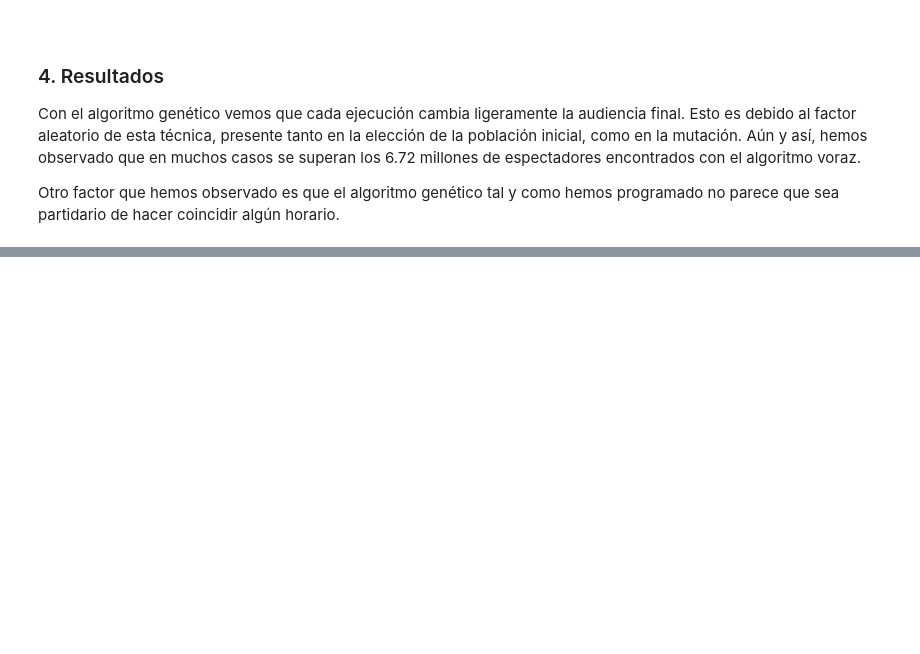
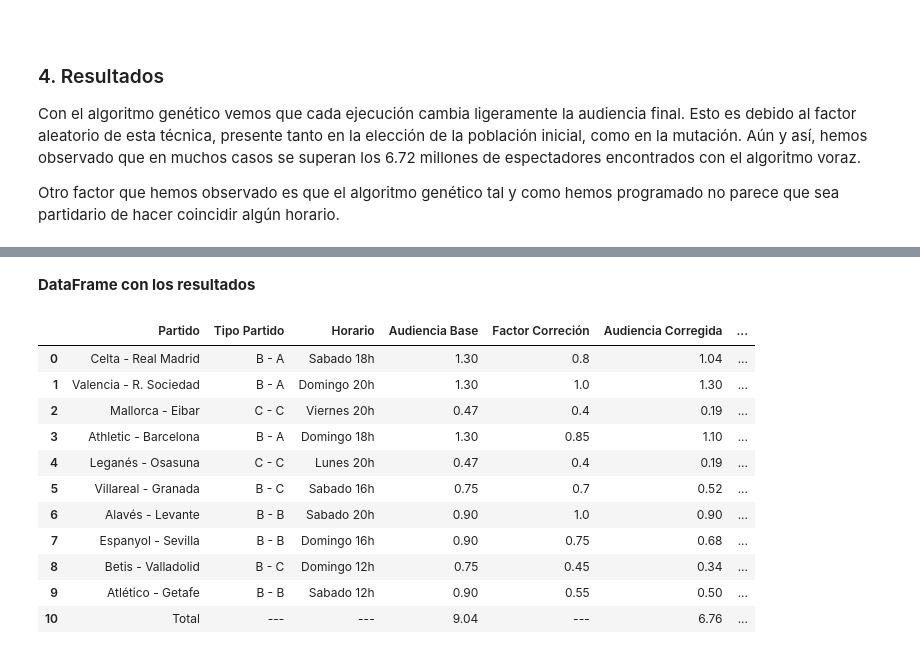
Before and after one commit to ferranlarroyaub/03MIAR----Algoritmos-de-Optimizacion, a Jupyter notebook: Trabajo_Práctico_Algoritmos_Ferran_Larroya.ipynb, the cells around one changed output, grey strips where cells are left out. Saved outputs shown, nothing was run; the diff lists cells and outputs as text; code cells hidden in the pictures; blank space fills up the shorter version.

```diff
--- a/Trabajo_Práctico_Algoritmos_Ferran_Larroya.ipynb
+++ b/Trabajo_Práctico_Algoritmos_Ferran_Larroya.ipynb
@@ -558,8 +509,21 @@ Otro factor que hemos observado es que el algoritmo genético tal y como hemos p
 # ===============================
 
 # Imprimimos en pantalla los resultados: El partido, el horario asignado y las tres audiencias (base, corregida y final penalizada)
-print("\nMejor asignación de horarios:")
-for partido, horario, audiencia_base_partido, audiencia_corregida, audiencia_final in audiencias_partidos:
+
+lista_horarios = []
+lista_factores_correcion = []  # Listas iniciales para luego crear el DataFrame (tabla)
+lista_audiencia_corregida = []
+lista_factores_penalizacion = []
+lista_audiencia_final = []
+
+for partido, horario, audiencia_base_partido, factor_correcion, audiencia_corregida, factor_penalizacion, audiencia_final in audiencias_partidos:
     print(f"{partido} -> {horario} | Base: {audiencia_base_partido:.2f}M | Corregida: {audiencia_corregida:.2f}M | Final: {audiencia_final:.2f}M")
-print(f"\nAudiencia Total Optimizada: {mejor_audiencia:.2f} millones")
+
+    lista_horarios.append(horario)
+    lista_factores_correcion.append(factor_correcion)
+    lista_audiencia_corregida.append(round(audiencia_corregida,2))
+    lista_factores_penalizacion.append(factor_penalizacion)
+    lista_audiencia_final.append(round(audiencia_final,2))
+
+print(f"\nAudiencia total penalizada: {mejor_audiencia:.2f}M")
 # %% [output]
@@ -578,0 +542,42 @@ Audiencia Total Optimizada: 7.17 millones
+# %% [markdown]
+**DataFrame con los resultados**
+# %%
+import pandas as pd
+
+lista_partidos = ['Celta - Real Madrid','Valencia - R. Sociedad','Mallorca - Eibar',
+            'Athletic - Barcelona', 'Leganés - Osasuna','Villareal - Granada',
+            'Alavés - Levante','Espanyol - Sevilla','Betis - Valladolid',
+            'Atlético - Getafe']
+
+lista_clases = ['B - A', 'B - A', 'C - C', 'B - A', 'C - C', 'B - C', 'B - B', 'B - B', 'B - C', 'B - B']
+lista_aud_base = [1.3, 1.3, 0.47, 1.3, 0.47, 0.75, 0.9, 0.9, 0.75, 0.9]
+
+
+df = pd.DataFrame()
+
+df['Partido'] = lista_partidos
+df['Tipo Partido'] = lista_clases
+df['Horario'] = lista_horarios
+df['Audiencia Base'] = lista_aud_base
+df['Factor Correción'] = lista_factores_correcion
+df['Audiencia Corregida'] = lista_audiencia_corregida
+df['Factor Penalización'] = lista_factores_penalizacion
+df['Audiencia Penalizada'] = lista_audiencia_final
+
+
+df.loc[len(df)] = ['Total','---', '---', sum(df['Audiencia Base']), '---', sum(df['Audiencia Corregida']), '---',
+                   sum(df['Audiencia Penalizada'])]
+display(df)
+# %% [output]
+|  | Partido | Tipo Partido | Horario | Audiencia Base | Factor Correción | Audiencia Corregida | ... |
+| 0 | Celta - Real Madrid | B - A | Sabado 18h | 1.30 | 0.8 | 1.04 | ... |
+| 1 | Valencia - R. Sociedad | B - A | Domingo 20h | 1.30 | 1.0 | 1.30 | ... |
+| 2 | Mallorca - Eibar | C - C | Viernes 20h | 0.47 | 0.4 | 0.19 | ... |
+| 3 | Athletic - Barcelona | B - A | Domingo 18h | 1.30 | 0.85 | 1.10 | ... |
+| 4 | Leganés - Osasuna | C - C | Lunes 20h | 0.47 | 0.4 | 0.19 | ... |
+| 5 | Villareal - Granada | B - C | Sabado 16h | 0.75 | 0.7 | 0.52 | ... |
+| 6 | Alavés - Levante | B - B | Sabado 20h | 0.90 | 1.0 | 0.90 | ... |
+| 7 | Espanyol - Sevilla | B - B | Domingo 16h | 0.90 | 0.75 | 0.68 | ... |
+| 8 | Betis - Valladolid | B - C | Domingo 12h | 0.75 | 0.45 | 0.34 | ... |
+| 9 | Atlético - Getafe | B - B | Sabado 12h | 0.90 | 0.55 | 0.50 | ... |
+| 10 | Total | --- | --- | 9.04 | --- | 6.76 | ... |
```
Also changed, not shown: parts of 21 cells of this notebook.
